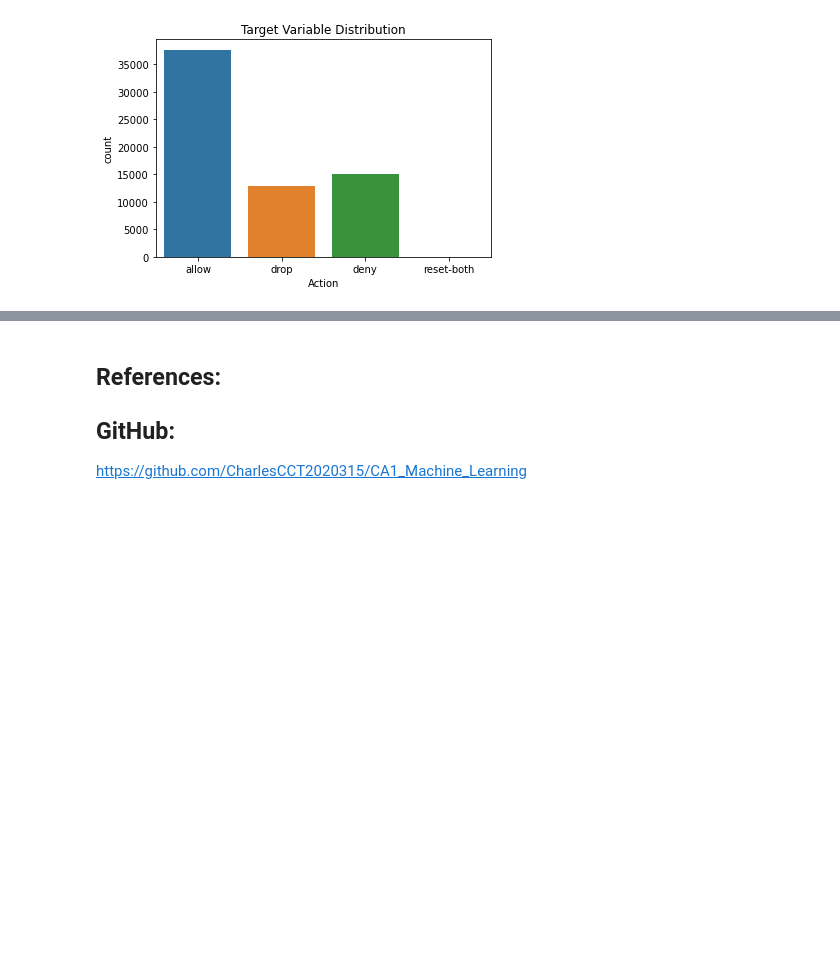
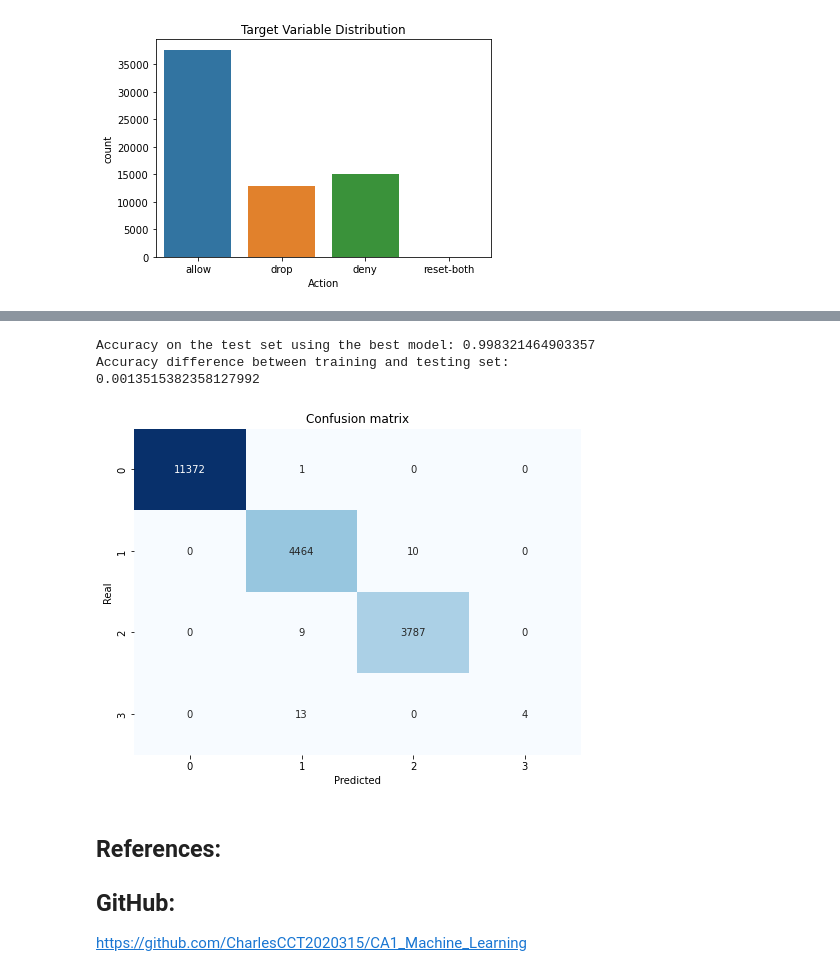
Before and after one commit to CharlesCCT2020315/CA1_Machine_Learning, a Jupyter notebook: Charles_Jahn_2020315_ML_CA1.ipynb, the cells around one changed output, grey strips where cells are left out. Drawn from its saved outputs; the diff is of its cells as text; code cells hidden in the pictures; blank space fills up the shorter version.

```diff
--- a/Charles_Jahn_2020315_ML_CA1.ipynb
+++ b/Charles_Jahn_2020315_ML_CA1.ipynb
@@ -116,7 +138,7 @@ df['Action'] = le.fit_transform(df['Action'])
 X = df.drop(columns=['Action'])
 y = df['Action']
 # %%
-X_train, X_test, y_train, y_test = train_test_split(X, y, test_size=0.2, random_state=23)
+X_train, X_test, y_train, y_test = train_test_split(X, y, test_size=0.3, random_state=23)
 # %%
 
 # Initiating and train using Random Forest
@@ -162,27 +198,31 @@ print(classification_report(y_test, svm_pred_test))
 # %%
-
-# Fazendo previsões com o melhor modelo (por exemplo, Random Forest)
-final_model = rf_model  # Supondo que Random Forest teve melhor desempenho
+final_model = rf_model
 
 final_pred_test = final_model.predict(X_test)
 
-print("Acurácia no conjunto de teste usando o melhor modelo:", accuracy_score(y_test, final_pred_test))
-print("Diferença de precisão entre conjunto de treinamento e teste:")
+print("Accuracy on the test set using the best model:", accuracy_score(y_test, final_pred_test))
+print("Accuracy difference between training and testing set:")
 print(accuracy_score(y_train, final_model.predict(X_train)) - accuracy_score(y_test, final_pred_test))
+# %% [output]
+Accuracy on the test set using the best model: 0.998321464903357
+Accuracy difference between training and testing set:
+0.0013515382358127992
 # %%
 from sklearn.metrics import confusion_matrix
 import seaborn as sns
 
-# Calcular matriz de confusão para o modelo final
+# Calculate confusion matrix for the final model
 conf_matrix = confusion_matrix(y_test, final_pred_test)
 
-# Plotar matriz de confusão
+# Plot confusion matrix
 plt.figure(figsize=(8, 6))
 sns.heatmap(conf_matrix, annot=True, cmap="Blues", fmt="d", cbar=False)
-plt.title("Matriz de Confusão")
-plt.xlabel("Predito")
+plt.title("Confusion matrix")
+plt.xlabel("Predicted")
 plt.ylabel("Real")
 plt.show()
+# %% [output]
+[figure, added]
 # %% [markdown]
 ## References:
 
```
Also changed, not shown: parts of 9 cells of this notebook.
